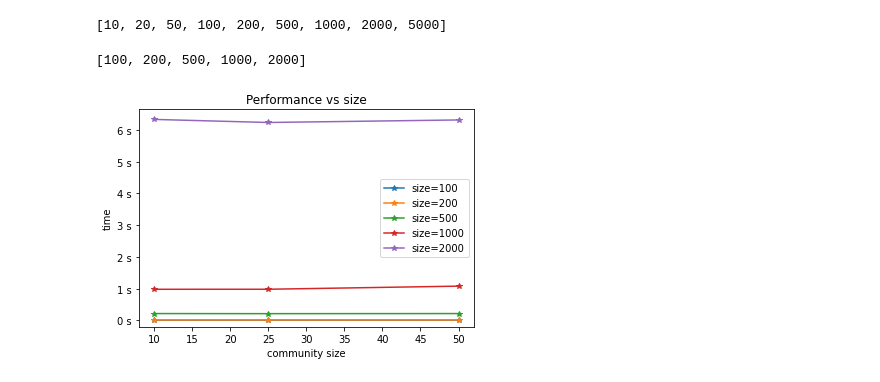
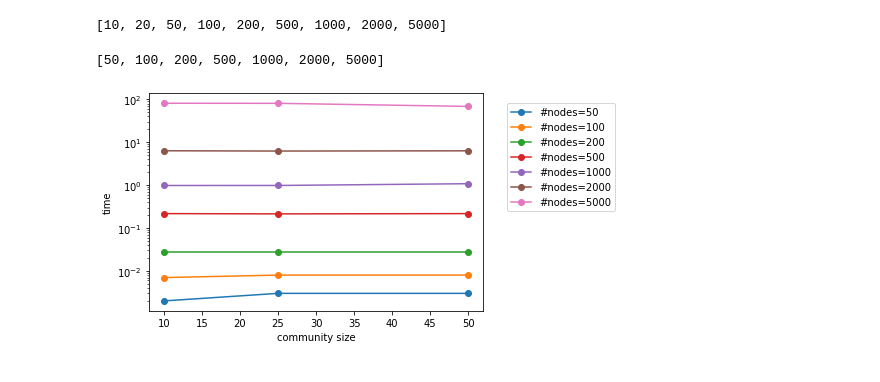
Before and after one commit to OscarPindaro/partition, a Jupyter notebook: Testing/testingPaps.ipynb, the cells around one changed output. Drawn from its saved outputs; the diff is of its cells as text; code cells hidden in the pictures.

```diff
--- a/Testing/testingPaps.ipynb
+++ b/Testing/testingPaps.ipynb
@@ -101,24 +118,27 @@ numberOfNodes
 # %% [output]
 [10, 20, 50, 100, 200, 500, 1000, 2000, 5000]
 # %%
-newNodes = [x for x in numberOfNodes if x >=100 and x <5000]
+newNodes = [x for x in numberOfNodes if x >=50 and x <=5000]
 # %%
 newNodes
 # %% [output]
-[100, 200, 500, 1000, 2000]
+[50, 100, 200, 500, 1000, 2000, 5000]
 # %%
 performance=[]
 for n in newNodes:
     times = [float(x["Mediana"])/1000 if x["Mediana"]!='ZZZ' else 0 for x in inputs if x["Number of nodes"]==str(n) if x["Delay Threshold"]=='0.5']
     performance.append(times)
+    if(n ==20):
+        print(times)
 # %%
 for p in performance:
-    plt.plot(maxSize, p, '*-', label="size="+str(newNodes[performance.index(p)]))
-    plt.legend()
-    plt.title("Performance vs size")
+    plt.plot(maxSize, p, 'o-', label="#nodes="+str(newNodes[performance.index(p)]))
+    plt.legend(bbox_to_anchor=(1.04,1), borderaxespad=1)
+    #plt.title("RR with different community sizes")
     plt.xlabel("community size")
     plt.ylabel("time")
     plt.gca().yaxis.set_major_formatter(FormatStrFormatter('%.0f s'))
-    plt.ylim(-0.2, max(p) +max(p)*0.05)
+    plt.yscale('log')
+    plt.savefig("communitySizeaaaaa.png")
 # %% [output]
-[figure, old version]
+[figure, new version]
```
Also changed, not shown: parts of 16 cells of this notebook, 7 other files.
